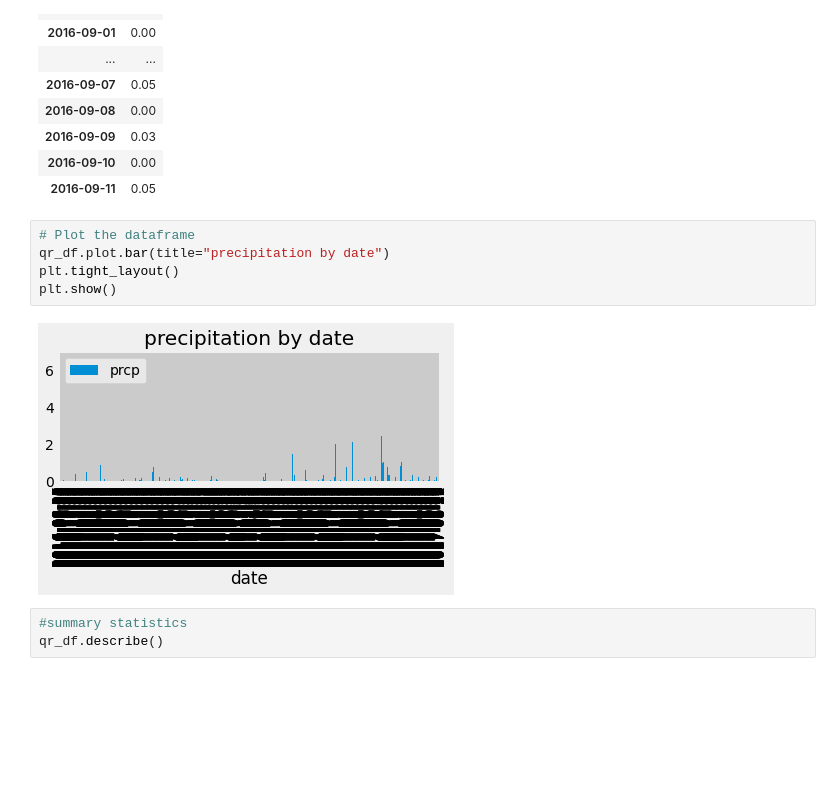
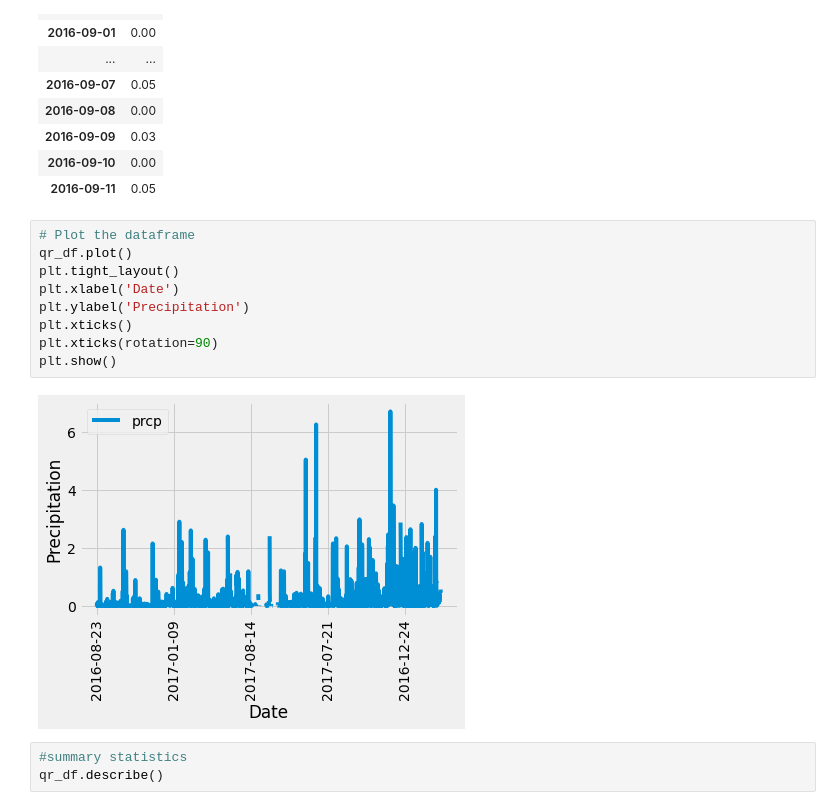
Before and after one commit to RiverJAM/sqlalchemy-challenge, a Jupyter notebook: sqlalch-challenge.ipynb, the cells around one changed output. Drawn from its saved outputs; the diff is of its cells as text; blank space fills up the shorter version.

```diff
--- a/sqlalch-challenge.ipynb
+++ b/sqlalch-challenge.ipynb
@@ -133,11 +134,15 @@ qr_df.head(20)
 | 2016-09-11 | 0.05 |
 # %%
 # Plot the dataframe
-qr_df.plot.bar(title="precipitation by date")
+qr_df.plot()
 plt.tight_layout()
+plt.xlabel('Date')
+plt.ylabel('Precipitation')
+plt.xticks()
+plt.xticks(rotation=90)
 plt.show()
 # %% [output]
-[figure, old version]
+[figure, new version]
 # %%
 #summary statistics
 qr_df.describe()
```
Also changed, not shown: parts of 1 cell of this notebook.
